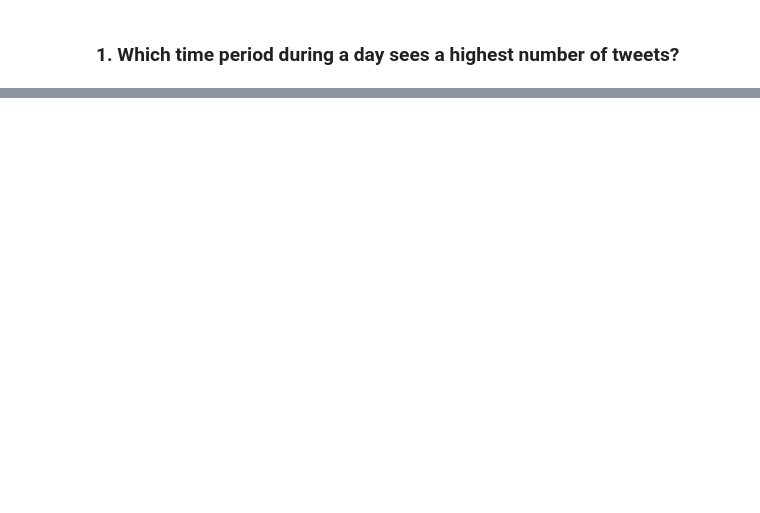
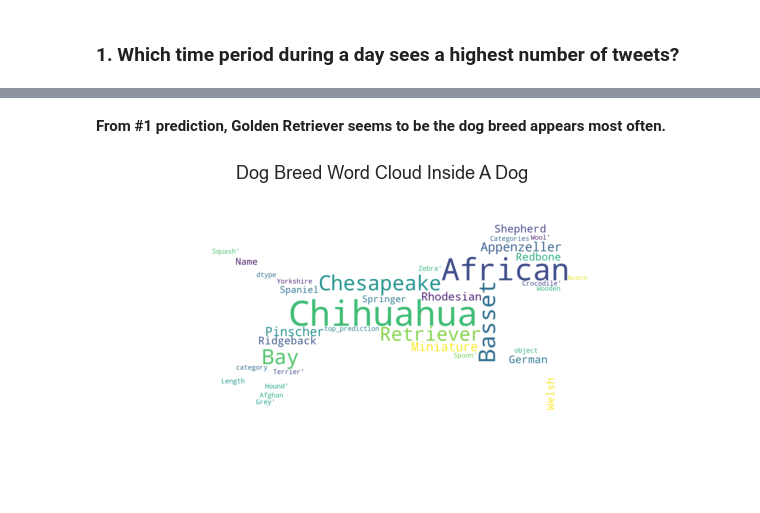
Before and after one commit to Meng-nanco/Data_Wrangling_project, a Jupyter notebook: wrangle_act.ipynb, the cells around one changed output, grey strips where cells are left out. Saved outputs shown, nothing was run; the diff lists cells and outputs as text; code cells hidden in the pictures; blank space fills up the shorter version.

```diff
--- a/wrangle_act.ipynb
+++ b/wrangle_act.ipynb
@@ -950,0 +1072,26 @@ df = pd.read_pickle('data/twitter_archive_master.pkl')
+# %% [markdown]
+**From \#1 prediction, Golden Retriever seems to be the dog breed appears most often.**
+# %%
+# Make more fashionable visualisations with wordcloud
+
+text = str(dog_breed)
+
+# Read the mask image
+# The image source: https://www.shutterstock.com/search/running+dog+silhouette
+dog_mask = np.array(Image.open('dog_silhouette.png'))
+
+wc = WordCloud(background_color='white', mask=dog_mask,
+               contour_width=1, contour_color='white')
+
+# Generate word cloud
+wc.generate(text)
+
+# Show
+plt.figure(figsize=(10, 8))
+plt.imshow(wc, interpolation='bilinear')
+plt.axis('off')
+plt.title('Dog Breed Word Cloud Inside A Dog', fontsize=18)
+plt.savefig('dog_wordcloud_white.png')
+plt.show()
+# %% [output]
+[figure, added]
```
Also changed, not shown: parts of 34 cells of this notebook.
